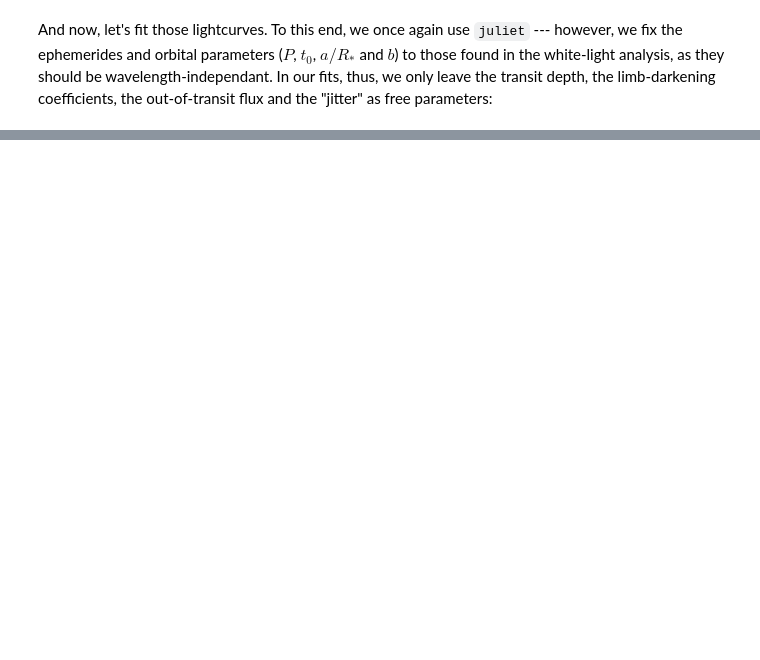
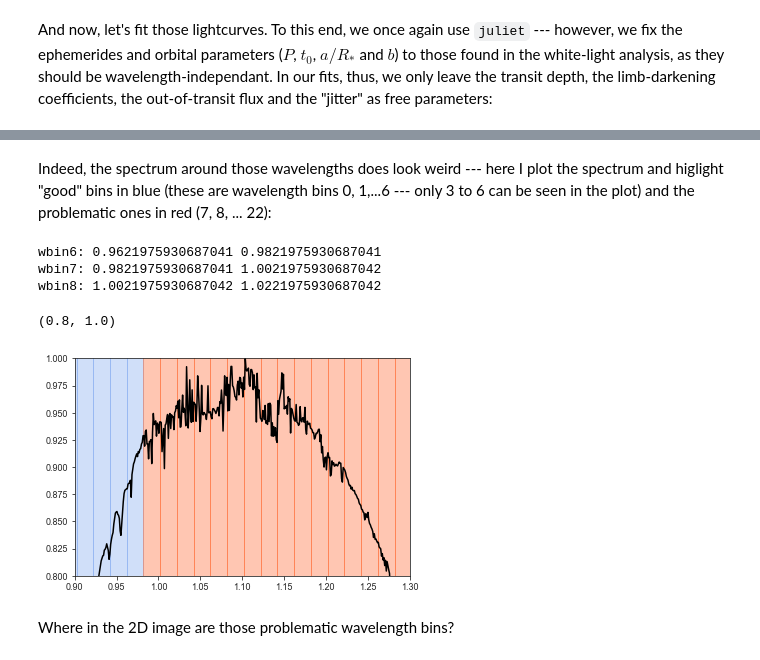
Before and after one commit to nespinoza/dat_pyinthesky, a Jupyter notebook: jdat_notebooks/soss-transit-spectroscopy/HAT-P-1b-PART3-data-analysis.ipynb, the cells around one changed output, grey strips where cells are left out. Saved outputs shown, nothing was run; the diff lists cells and outputs as text; code cells hidden in the pictures; blank space fills up the shorter version.

```diff
--- a/jdat_notebooks/soss-transit-spectroscopy/HAT-P-1b-PART3-data-analysis.ipynb
+++ b/jdat_notebooks/soss-transit-spectroscopy/HAT-P-1b-PART3-data-analysis.ipynb
@@ -1034,0 +990,26 @@ NameError: name 'spec' is not defined
+# %% [markdown]
+Indeed, the spectrum around those wavelengths does look weird --- here I plot the spectrum and higlight "good" bins in blue (these are wavelength bins 0, 1,...6 --- only 3 to 6 can be seen in the plot) and the problematic ones in red (7, 8, ... 22):
+# %%
+print('wbin6:',spectra['order1']['wbin6']['wmin'],spectra['order1']['wbin6']['wmax'])
+print('wbin7:',spectra['order1']['wbin7']['wmin'],spectra['order1']['wbin7']['wmax'])
+print('wbin8:',spectra['order1']['wbin8']['wmin'],spectra['order1']['wbin8']['wmax'])
+
+plt.plot(spectra['order1']['w'], spectra['order1']['flux'][0,:]/np.max(spectra['order1']['flux'][0,:]), \
+         color = 'black')
+
+for i in range(0,7):
+    plt.fill_between([spectra['order1']['wbin'+str(i)]['wmin'],spectra['order1']['wbin'+str(i)]['wmax']],\
+                     [0.,0.],[40000,40000],color='cornflowerblue',alpha=0.3)
+for i in range(7,23):
+    plt.fill_between([spectra['order1']['wbin'+str(i)]['wmin'],spectra['order1']['wbin'+str(i)]['wmax']],\
+                     [0.,0.],[40000,40000],color='orangered',alpha=0.3)
+plt.xlim([0.9,1.3])
+plt.ylim([0.8,1.])
+# %% [output]
+wbin6: 0.9621975930687041 0.9821975930687041
+wbin7: 0.9821975930687041 1.0021975930687042
+wbin8: 1.0021975930687042 1.0221975930687042
+(0.8, 1.0)
+[figure, added]
+# %% [markdown]
+Where in the 2D image are those problematic wavelength bins?
```
Also changed, not shown: parts of 18 cells of this notebook.
